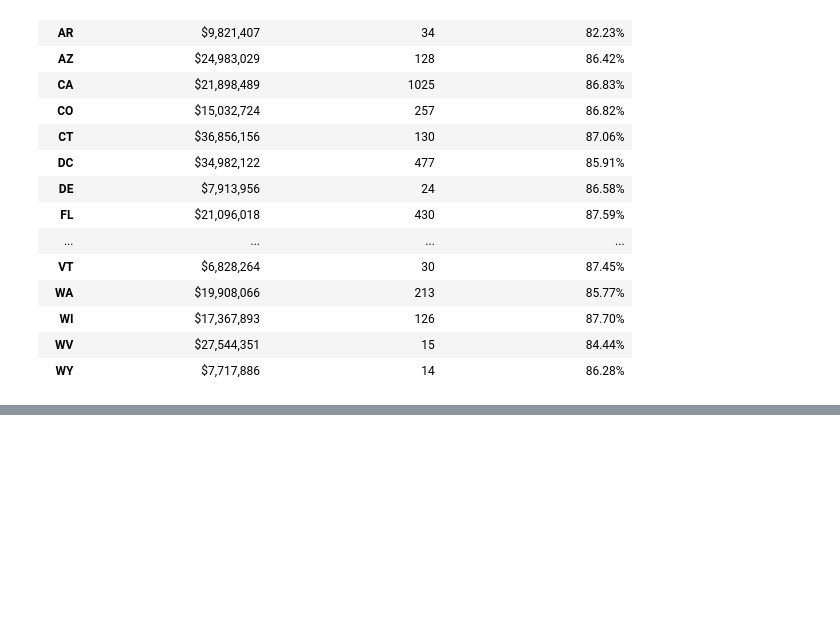
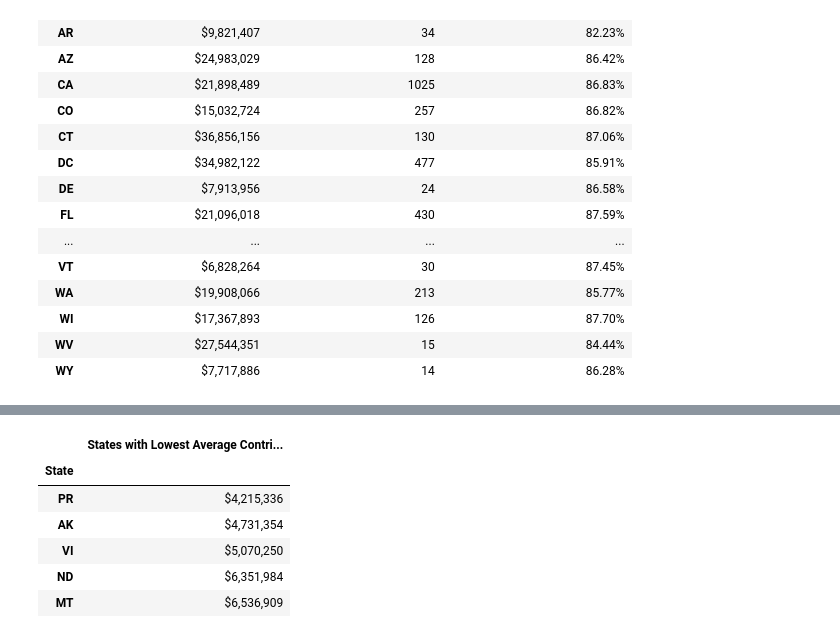
Before and after one commit to randyn/project-one, a Jupyter notebook: State_observations.ipynb, the cells around one changed output, grey strips where cells are left out. Drawn from its saved outputs; the diff is of its cells as text; code cells hidden in the pictures; blank space fills up the shorter version.

```diff
--- a/State_observations.ipynb
+++ b/State_observations.ipynb
@@ -83,0 +179,16 @@ plt.show()
+# %%
+# smaller by avg. contribution(income)
+
+State = charity_df.groupby("State")
+small_avg_don = pd.DataFrame({
+    "States with Lowest Average Contributions": State["Contributions"].mean(),
+}).sort_values("States with Lowest Average Contributions", ascending=True).head(5)
+small_avg_don.style.format({"States with Lowest Average Contributions": "${:,.0f}"})
+# %% [output]
+|  | States with Lowest Average Contri... |
+| State |  |
+| PR | $4,215,336 |
+| AK | $4,731,354 |
+| VI | $5,070,250 |
+| ND | $6,351,984 |
+| MT | $6,536,909 |
```
Also changed, not shown: parts of 18 cells of this notebook, 1 other file.
